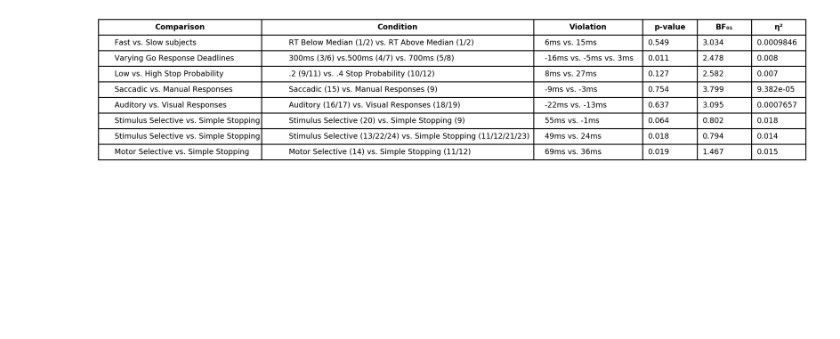
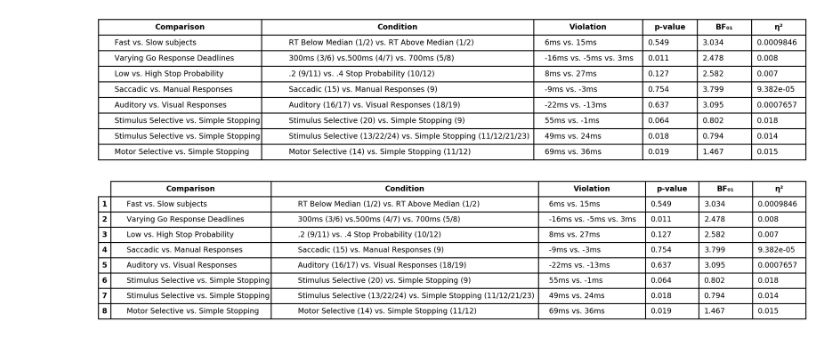
Before and after one commit to henrymj/ContextDependence, a Jupyter notebook: generate_tables.ipynb, the cells around one changed output. Drawn from its saved outputs; the diff is of its cells as text; code cells hidden in the pictures; blank space fills up the shorter version.

```diff
--- a/generate_tables.ipynb
+++ b/generate_tables.ipynb
@@ -911,3 +935,26 @@ for key, cell in table.get_celld().items():
 plt.savefig(path.join(TABLE_DIR, 'Table2.png'), bbox_inches='tight', transparent=True)
 # %% [output]
 [figure]
+# %%
+ax = plt.subplot(111, frame_on=False) # no visible frame
+ax.xaxis.set_visible(False)  # hide the x axis
+ax.yaxis.set_visible(False)  # hide the y axis
+table = ax.table(table2_df.values,colLabels=table2_df.columns,
+                 loc='center',rowLabels=[' '+str(d)+' ' for d in range(1, len(table2_df.index)+1)],
+                 cellLoc='left',
+                 colWidths = [0.75, 1.25, 0.5, 0.25, 0.25, 0.25])
+
+for (row, col), cell in table.get_celld().items():
+    if (row == 0) or (col == -1):
+        cell.set_text_props(fontproperties=FontProperties(weight='bold'))
+
+table.auto_set_font_size(False)
+table.set_fontsize(23)
+table.scale(2, 4)
+
+for key, cell in table.get_celld().items():
+    cell.set_linewidth(3)
+
+plt.savefig(path.join(TABLE_DIR, 'Table2.png'), bbox_inches='tight', transparent=True)
+# %% [output]
+[figure, added]
```
Also changed, not shown: parts of 4 cells of this notebook, 29 other files.
